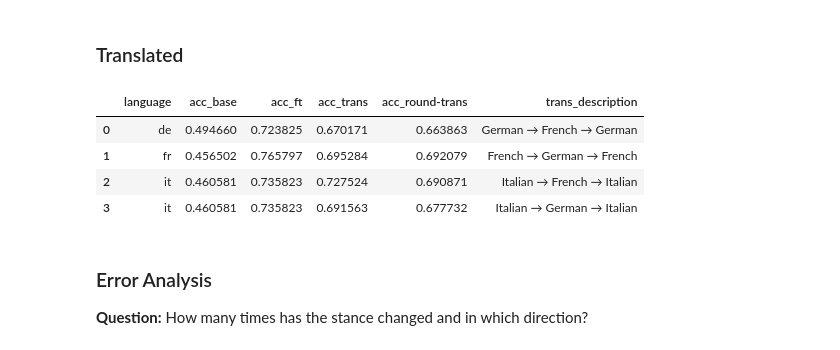
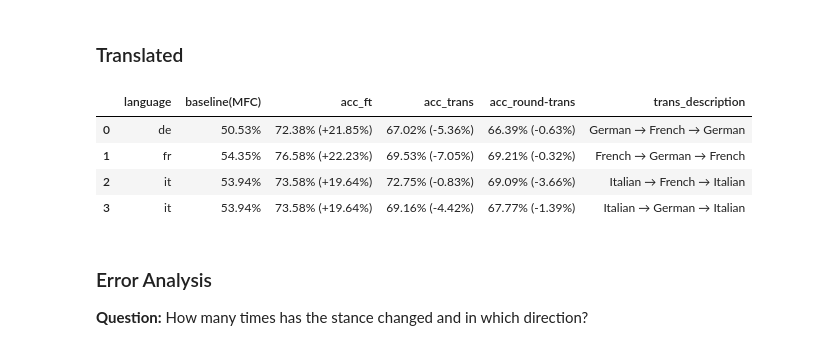
Before and after one commit to NazaninShafiabadi/StanceDetection, a Jupyter notebook: analysis/xstance.ipynb, the cells around one changed output. Cells and saved outputs as stored; diff of their text form; code cells hidden in the pictures.

```diff
--- a/analysis/xstance.ipynb
+++ b/analysis/xstance.ipynb
@@ -65,3 +62,6 @@ vanilla_xlmr_acc = compute_accuracy(vanilla_xlmr_preds, 'label', 'prediction')
+# %%
+test = pd.read_json('../data/xstance/test.jsonl', lines=True)
+baseline_acc = compute_accuracy(test, 'label', group_by='language', baseline=True)
 # %% [markdown]
 ### Fine-tuned
 # %%
@@ -70,6 +70,6 @@ plot_metrics(model_dir)
 # %% [output]
 [figure]
 # %%
-# Only comments
-# test_preds = pd.read_csv('../../predictions/xstance_test_preds_finetuned.csv')
-# compute_accuracy(test_preds, 'label', 'prediction')
+# Questions + comments
+ft_preds = pd.read_csv('../predictions/on_xstance_test/xlmr+xstance_preds.csv')
+ft_acc = compute_accuracy(ft_preds, 'label', 'prediction')
@@ -89,30 +114,30 @@ plot(ft_preds_by_topics)
 # %% [markdown]
 ### Translated
 # %%
-de2fr_preds = pd.read_csv('../predictions/de2fr_preds.csv')
+de2fr_preds = pd.read_csv('../predictions/on_xstance_test/de2fr_preds.csv')
 de2fr_acc = compute_accuracy(de2fr_preds, 'label', 'prediction')
 
-fr2de_preds = pd.read_csv('../predictions/fr2de_preds.csv')
+fr2de_preds = pd.read_csv('../predictions/on_xstance_test/fr2de_preds.csv')
 fr2de_acc = compute_accuracy(fr2de_preds, 'label', 'prediction')
 
-it2fr_preds = pd.read_csv('../predictions/it2fr_preds.csv')
+it2fr_preds = pd.read_csv('../predictions/on_xstance_test/it2fr_preds.csv')
 it2fr_acc = compute_accuracy(it2fr_preds, 'label', 'prediction')
 
-it2de_preds = pd.read_csv('../predictions/it2de_preds.csv')
+it2de_preds = pd.read_csv('../predictions/on_xstance_test/it2de_preds.csv')
 it2de_acc = compute_accuracy(it2de_preds, 'label', 'prediction')
 
 translated_acc = pd.concat([de2fr_acc, fr2de_acc, it2fr_acc, it2de_acc]).reset_index(drop=True).rename(columns={'accuracy': 'acc_trans'})
 # %%
-de2fr2de_preds = pd.read_csv('../predictions/de2fr2de_preds.csv')
+de2fr2de_preds = pd.read_csv('../predictions/on_xstance_test/de2fr2de_preds.csv')
 de2fr2de_acc = compute_accuracy(de2fr2de_preds, 'label', 'prediction').assign(trans_description='German → French → German')
 
-fr2de2fr_preds = pd.read_csv('../predictions/fr2de2fr_preds.csv')
+fr2de2fr_preds = pd.read_csv('../predictions/on_xstance_test/fr2de2fr_preds.csv')
 fr2de2fr_acc = compute_accuracy(fr2de2fr_preds, 'label', 'prediction').assign(trans_description='French → German → French')
 
-it2fr2it_preds = pd.read_csv('../predictions/it2fr2it_preds.csv')
+it2fr2it_preds = pd.read_csv('../predictions/on_xstance_test/it2fr2it_preds.csv')
 it2fr2it_acc = compute_accuracy(it2fr2it_preds, 'label', 'prediction').assign(trans_description='Italian → French → Italian')
 
-it2de2it_preds = pd.read_csv('../predictions/it2de2it_preds.csv')
+it2de2it_preds = pd.read_csv('../predictions/on_xstance_test/it2de2it_preds.csv')
 it2de2it_acc = compute_accuracy(it2de2it_preds, 'label', 'prediction').assign(trans_description='Italian → German → Italian')
 
 round_trans_preds = pd.concat([de2fr2de_preds, fr2de2fr_preds, it2fr2it_preds, it2de2it_preds])
@@ -122,19 +147,19 @@ joint_trans = pd.concat([translated_acc, round_translated_acc.drop(columns=['lan
 # %%
 # All accuracies
 
-bi_acc = reduce(lambda left, right: pd.merge(left, right, on='language'), [
-    vanilla_xlmr_acc.rename(columns={'accuracy': 'acc_base'}),
+all_acc = reduce(lambda left, right: pd.merge(left, right, on='language'), [
+    baseline_acc.rename(columns={'accuracy': 'baseline(MFC)'}),
     ft_acc.rename(columns={'accuracy': 'acc_ft'}),
     joint_trans
 ])
 
-bi_acc
+add_accuracy_diff(all_acc, 'baseline(MFC)', diff_mode='previous')
 # %% [output]
-|  | language | acc_base | acc_ft | acc_trans | acc_round-trans | trans_description |
-| 0 | de | 0.494660 | 0.723825 | 0.670171 | 0.663863 | German → French → German |
-| 1 | fr | 0.456502 | 0.765797 | 0.695284 | 0.692079 | French → German → French |
-| 2 | it | 0.460581 | 0.735823 | 0.727524 | 0.690871 | Italian → French → Italian |
-| 3 | it | 0.460581 | 0.735823 | 0.691563 | 0.677732 | Italian → German → Italian |
+|  | language | baseline(MFC) | acc_ft | acc_trans | acc_round-trans | trans_description |
+| 0 | de | 50.53% | 72.38% (+21.85%) | 67.02% (-5.36%) | 66.39% (-0.63%) | German → French → German |
+| 1 | fr | 54.35% | 76.58% (+22.23%) | 69.53% (-7.05%) | 69.21% (-0.32%) | French → German → French |
+| 2 | it | 53.94% | 73.58% (+19.64%) | 72.75% (-0.83%) | 69.09% (-3.66%) | Italian → French → Italian |
+| 3 | it | 53.94% | 73.58% (+19.64%) | 69.16% (-4.42%) | 67.77% (-1.39%) | Italian → German → Italian |
 # %% [markdown]
 ### Error Analysis
 **Question:** How many times has the stance changed and in which direction?
```
Also changed, not shown: parts of 8 cells of this notebook, 3 other files.
